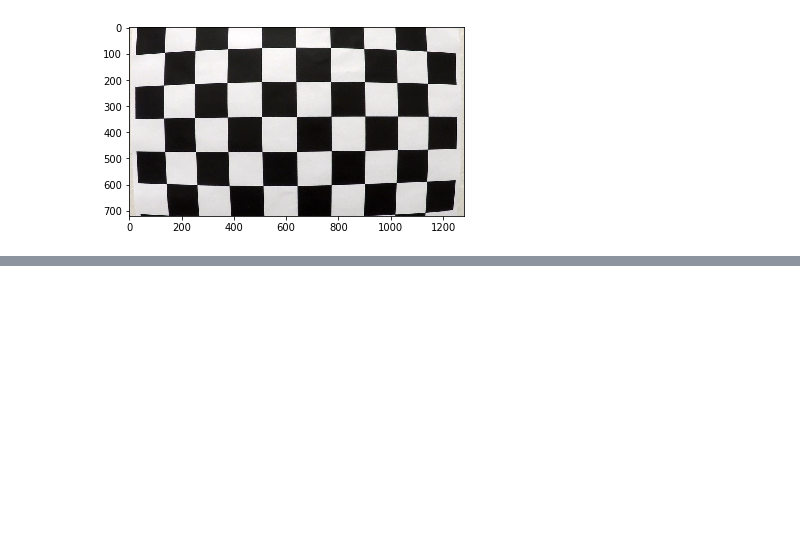
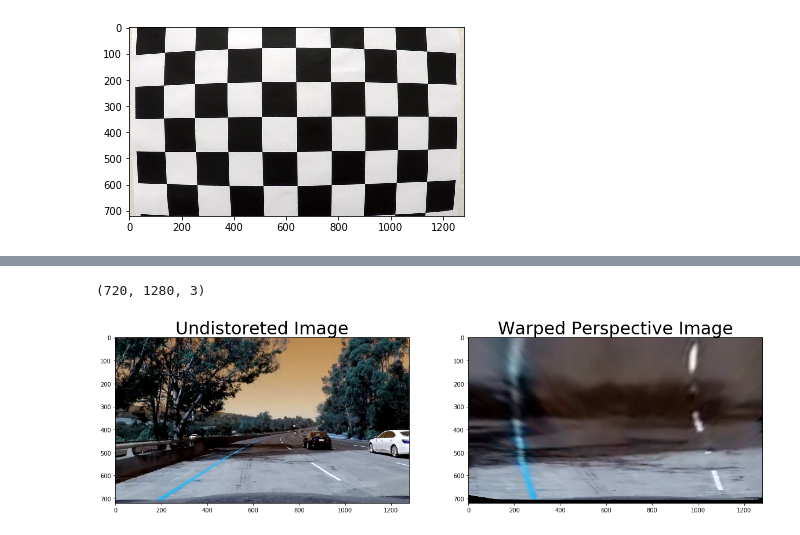
Before and after one commit to sunnyelf828/SelfDrivingCar-P4-AdvancedLaneFinding, a Jupyter notebook: Advanced_Lane_Lines.ipynb, the cells around one changed output, grey strips where cells are left out. Saved outputs shown, nothing was run; the diff lists cells and outputs as text; code cells hidden in the pictures; blank space fills up the shorter version.

```diff
--- a/Advanced_Lane_Lines.ipynb
+++ b/Advanced_Lane_Lines.ipynb
@@ -111,0 +100,28 @@ plt.subplots_adjust(left=0., right=1, top=0.9, bottom=0.)
+# %%
+# Define and Test perspective-view
+def perspectiveview(img,src,dst):
+    #src = np.float32([[400,600],[1000,600],[750,450],[600,450]])
+    img_size = img.shape[:2][::-1]
+    offset = 200
+    #dst = np.float32([[offset,img_size[1]-offset],[img_size[0]-offset,img_size[1]-offset],[img_size[0]-offset,offset],[offset,offset]])
+    #dst = np.float32([[400,700],[1000,700],[1000,0],[400,0]])
+    M = cv2.getPerspectiveTransform(src, dst)
+    warped = cv2.warpPerspective(img, M, img_size, flags=cv2.INTER_LINEAR)
+    return warped, M
+
+src = np.float32([[400,600],[1000,600],[750,450],[600,450]])
+dst = np.float32([[400,700],[1000,700],[1000,0],[400,0]])
+
+
+src = np.float32([[0,700],[600,450],[750,450],[1200,700]])
+dst = np.float32([[100,700],[100,0],[1200,0],[1200,700]])
+warped_img, M = perspectiveview(undist_img,src,dst)
+f, (ax1, ax2) = plt.subplots(1, 2, figsize=(20,10))
+ax1.imshow(undist_img)
+ax1.set_title('Undistoreted Image', fontsize=30)
+ax2.imshow(warped_img)
+ax2.set_title('Warped Perspective Image', fontsize=30)
+print(warped_img.shape)
+# %% [output]
+(720, 1280, 3)
+[figure, added]
```
Also changed, not shown: parts of 15 cells of this notebook, 2 other files.
